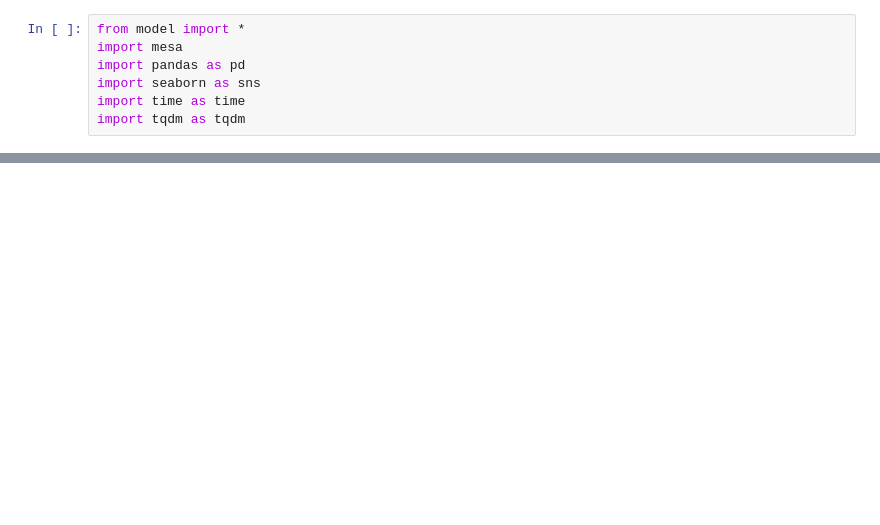
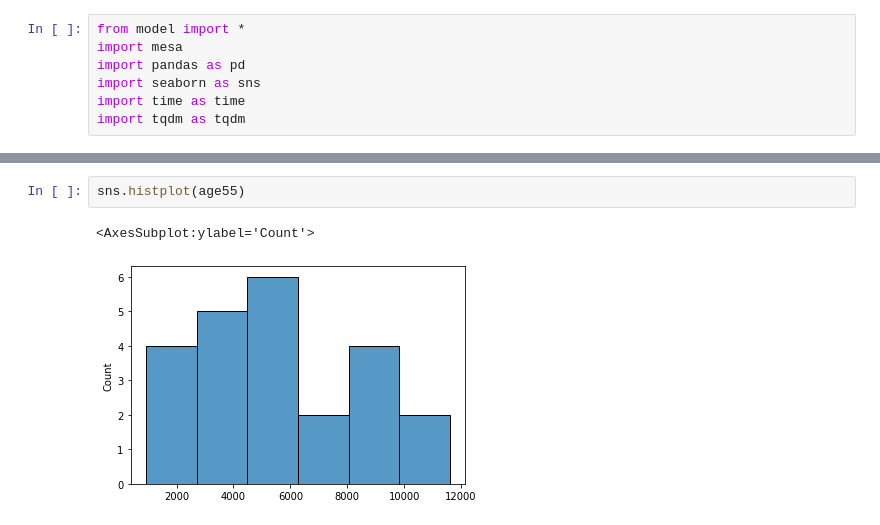
Before and after one commit to Caesar-blip/ABM, a Jupyter notebook: tests.ipynb, the cells around one changed output, grey strips where cells are left out. Drawn from its saved outputs; the diff is of its cells as text; blank space fills up the shorter version.

```diff
--- a/tests.ipynb
+++ b/tests.ipynb
@@ -78,0 +82,5 @@ dataframe
+# %%
+sns.histplot(age55)
+# %% [output]
+<AxesSubplot:ylabel='Count'>
+[figure, added]
```
Also changed, not shown: parts of 12 cells of this notebook, 2 other files.
